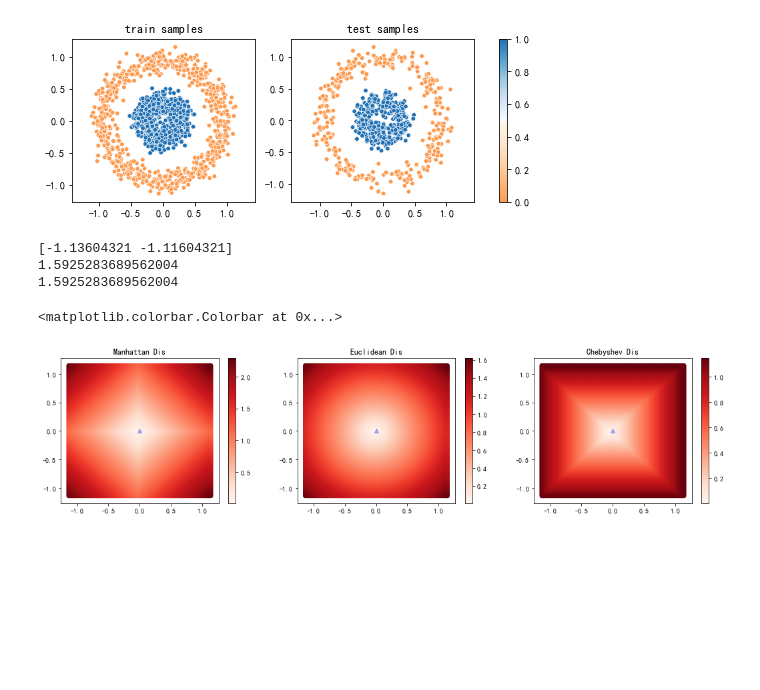
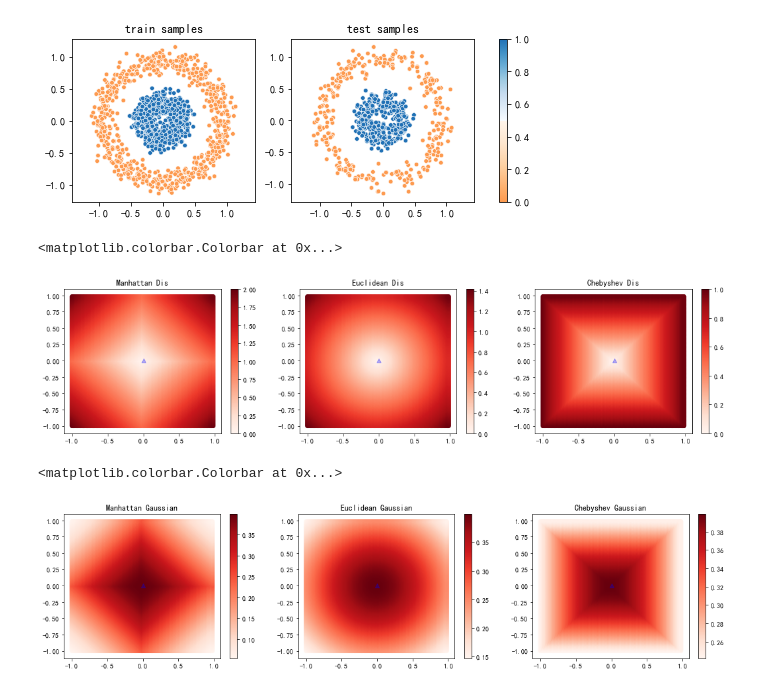
Before and after one commit to XuPenglei/Learn-Something-From-Tang, a Jupyter notebook: 空间内插/KNN学习.ipynb, the cells around one changed output. Saved outputs shown, nothing was run; the diff lists cells and outputs as text; code cells hidden in the pictures; blank space fills up the shorter version.

```diff
--- a/空间内插/KNN学习.ipynb
+++ b/空间内插/KNN学习.ipynb
@@ -35,7 +35,7 @@ X = ss.transform(X)/2
 X_test = ss.transform(X_test)/2
 
 #构建特征空间
-c,r = np.mgrid[[slice(X.min(),X.max(),0.02)]*2]
+c,r = np.mgrid[[slice(-1,1,0.02)]*2]
 p = np.c_[c.flat,r.flat]
 
 #可视化
@@ -60,48 +60,40 @@ plt.colorbar(ax = ax)
 plt.show()
 # %% [output]
 [figure]
-# %%
-print(dis_temp[1])
-print(eu_dis[1])
-print(np.sqrt(dis_temp[1][0]**2+dis_temp[1][1]**2))
-# %% [output]
-[-1.13604321 -1.11604321]
-1.5925283689562004
-1.5925283689562004
 # %%
 def gaussian(data,u=0,sigma=1):
     return np.exp(-(data-u)**2/(2*sigma**2))/(np.sqrt(2*np.pi)*sigma)
 def kde(data,field=1):
     return (3/np.pi)*field*(1-(data)**2)**2
-kernal = kde
+kernal = gaussian
 # 任选一个初始点
 origin_p = np.array([[0,0]])
 dis_temp = p-origin_p
 # 分别计算特征空间各点到初始点的距离
 manha_dis = np.linalg.norm(dis_temp,ord=1,axis=1)
 eu_dis = np.linalg.norm(dis_temp,ord=2,axis=1)
 cheb_dis = np.linalg.norm(dis_temp,ord=np.inf,axis=1)
 fig,(ax1,ax2,ax3) = plt.subplots(1,3,figsize=(18,4))
 cm1 = ax1.scatter(*p.T,c=manha_dis,cmap='Reds')
 ax1.scatter(origin_p[0,0],origin_p[0,1],s=40, alpha=0.3, marker='^',c='b')
 ax1.set_title('Manhattan Dis')
 cm2 = ax2.scatter(*p.T,c=eu_dis,cmap = 'Reds')
 ax2.scatter(origin_p[0,0],origin_p[0,1],s=40, alpha=0.3, marker='^',c='b')
 ax2.set_title('Euclidean Dis')
 cm3 = ax3.scatter(*p.T,c=cheb_dis,cmap = 'Reds')
 ax3.scatter(origin_p[0,0],origin_p[0,1],s=40, alpha=0.3, marker='^',c='b')
 ax3.set_title('Chebyshev Dis')
 plt.colorbar(cm1,ax=ax1)
 plt.colorbar(cm2,ax=ax2)
 plt.colorbar(cm3,ax=ax3)
 # %% [output]
 <matplotlib.colorbar.Colorbar at 0x...>
-[figure, old version]
+[figure, new version]
 # %%
 # 计算各点的标准正态分布概率
-manha_Gauss = kde(manha_dis)
-eu_Gauss = kde(eu_dis)
-cheb_Gauss = kde(cheb_dis)
+manha_Gauss = kernal(manha_dis)
+eu_Gauss = kernal(eu_dis)
+cheb_Gauss = kernal(cheb_dis)
 # 可视化
 fig,(ax1,ax2,ax3) = plt.subplots(1,3,figsize=(18,4))
 cm1 = ax1.scatter(*p.T,c=manha_Gauss,cmap='Reds')
@@ -116,6 +108,9 @@ ax3.set_title('Chebyshev Gaussian')
 plt.colorbar(cm1,ax=ax1)
 plt.colorbar(cm2,ax=ax2)
 plt.colorbar(cm3,ax=ax3)
+# %% [output]
+<matplotlib.colorbar.Colorbar at 0x...>
+[figure, added]
 # %%
 def Distance_gaussian(origin_data,data_space,dis_type='eu',dis_return=False):
     dis_tem = data_space-origin_data
```
Also changed, not shown: parts of 8 cells of this notebook, 4 other files.
